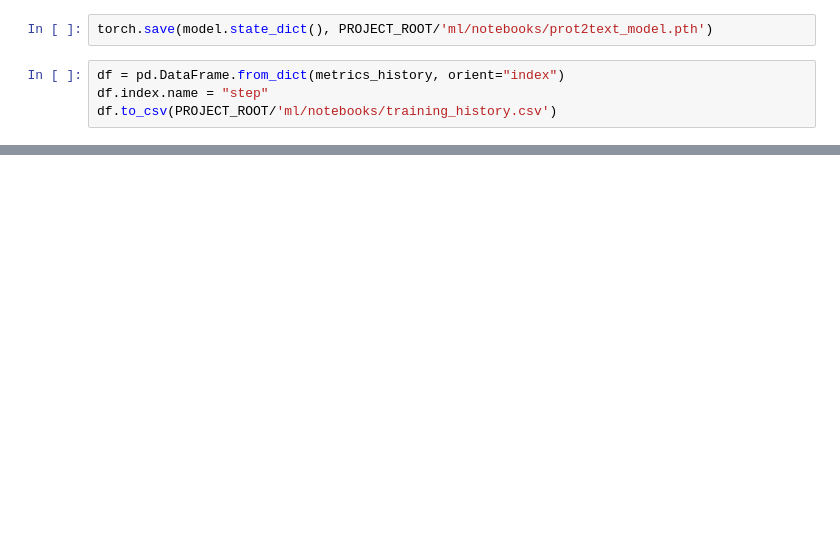
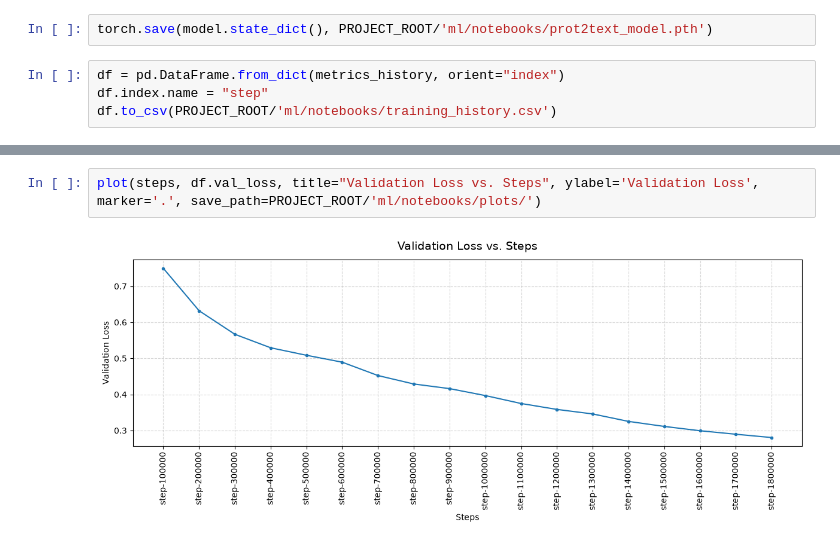
Before and after one commit to Mersad-Mostofian/protBuild, a Jupyter notebook: ml/notebooks/protein2text.ipynb, the cells around one changed output, grey strips where cells are left out. Drawn from its saved outputs; the diff is of its cells as text; blank space fills up the shorter version.

```diff
--- a/ml/notebooks/protein2text.ipynb
+++ b/ml/notebooks/protein2text.ipynb
@@ -306,0 +487,4 @@ df.to_csv(PROJECT_ROOT/'ml/notebooks/training_history.csv')
+# %%
+plot(steps, df.val_loss, title="Validation Loss vs. Steps", ylabel='Validation Loss', marker='.', save_path=PROJECT_ROOT/'ml/notebooks/plots/')
+# %% [output]
+[figure, added]
```
Also changed, not shown: parts of 27 cells of this notebook, 15 other files.
